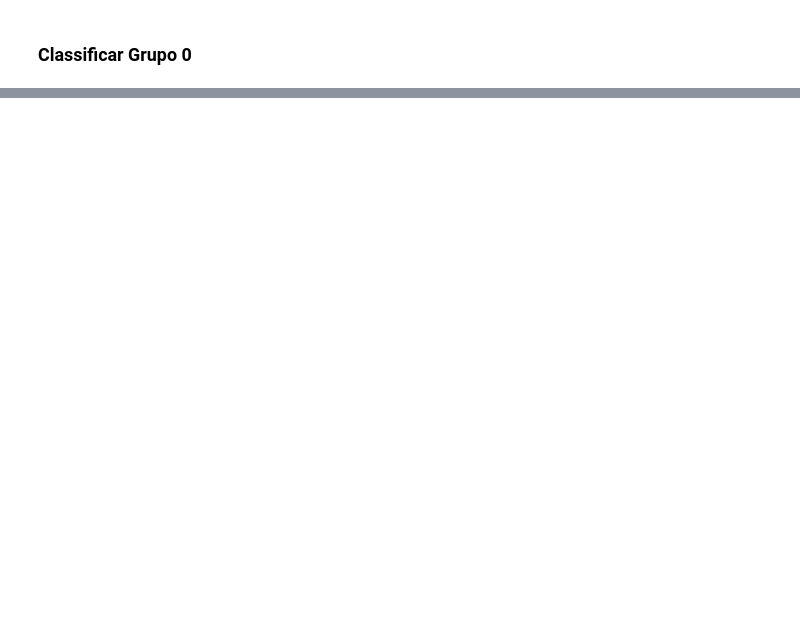
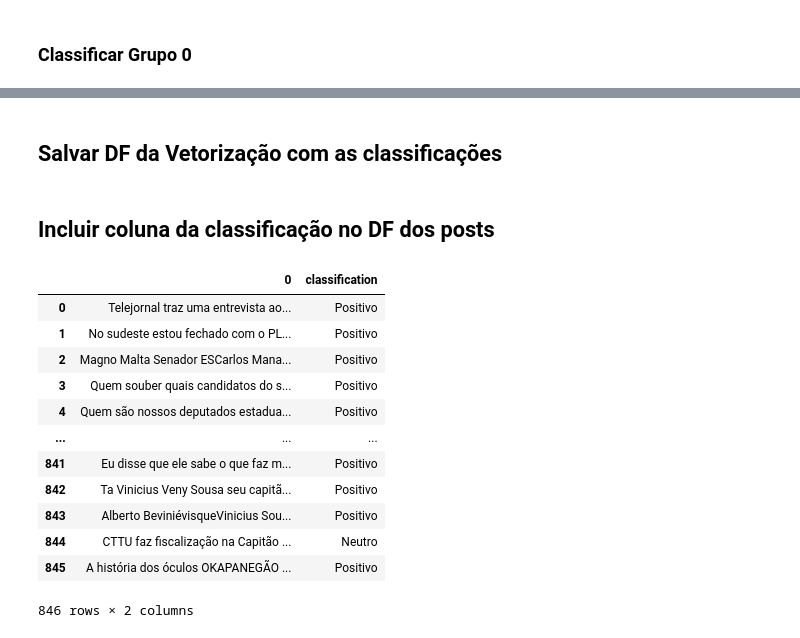
Before and after one commit to Playerjb/ProjetoIntegradorIV, a Jupyter notebook: Scripts/vetorizacao.ipynb, the cells around one changed output, grey strips where cells are left out. Drawn from its saved outputs; the diff is of its cells as text; code cells hidden in the pictures; blank space fills up the shorter version.

```diff
--- a/Scripts/vetorizacao.ipynb
+++ b/Scripts/vetorizacao.ipynb
@@ -327,0 +652,2 @@ classify_gp2()
+# %% [markdown]
+## Salvar DF da Vetorização com as classificações
@@ -327,0 +656,2 @@ classify_gp2()
+# %% [markdown]
+## Incluir coluna da classificação no DF dos posts
@@ -327,0 +660,31 @@ classify_gp2()
+# %%
+filepath = "..\\DataBase\\Governamentais.txt"
+word_count = {}
+lines = []
+
+
+with open(filepath, 'r', encoding="utf8") as fi:
+    for line in fi:
+        line = remove_punctuations(line)
+        lines.append(line)
+
+
+df_posts = pd.DataFrame(lines)
+# %%
+df_posts['classification'] = dfTF['classification'].values
+# %%
+df_posts
+# %% [output]
+|  | 0 | classification |
+| 0 | Telejornal traz uma entrevista ao... | Positivo |
+| 1 | No sudeste estou fechado com o PL... | Positivo |
+| 2 | Magno Malta Senador ESCarlos Mana... | Positivo |
+| 3 | Quem souber quais candidatos do s... | Positivo |
+| 4 | Quem são nossos deputados estadua... | Positivo |
+| ... | ... | ... |
+| 841 | Eu disse que ele sabe o que faz m... | Positivo |
+| 842 | Ta Vinicius Veny Sousa seu capitã... | Positivo |
+| 843 | Alberto BeviniévisqueVinicius Sou... | Positivo |
+| 844 | CTTU faz fiscalização na Capitão ... | Neutro |
+| 845 | A história dos óculos OKAPANEGÃO ... | Positivo |
+846 rows × 2 columns
```
Also changed, not shown: parts of 77 cells of this notebook.
